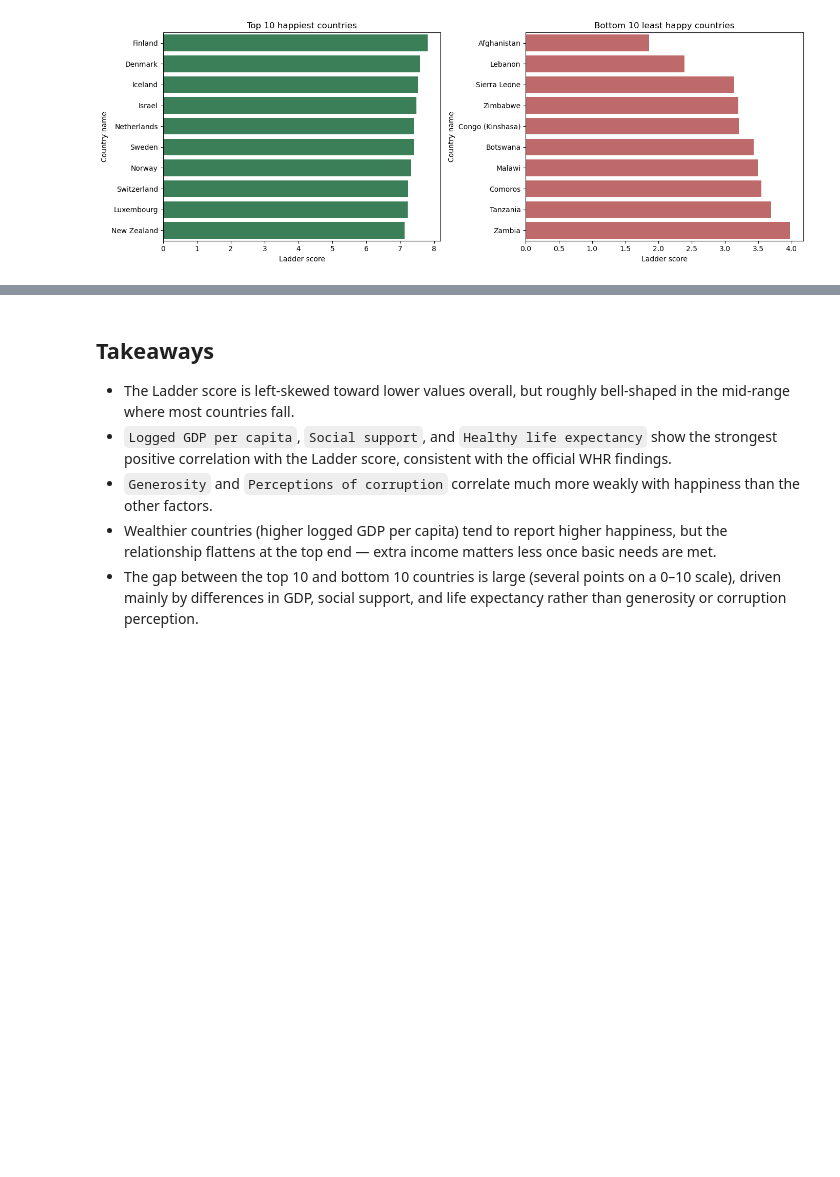
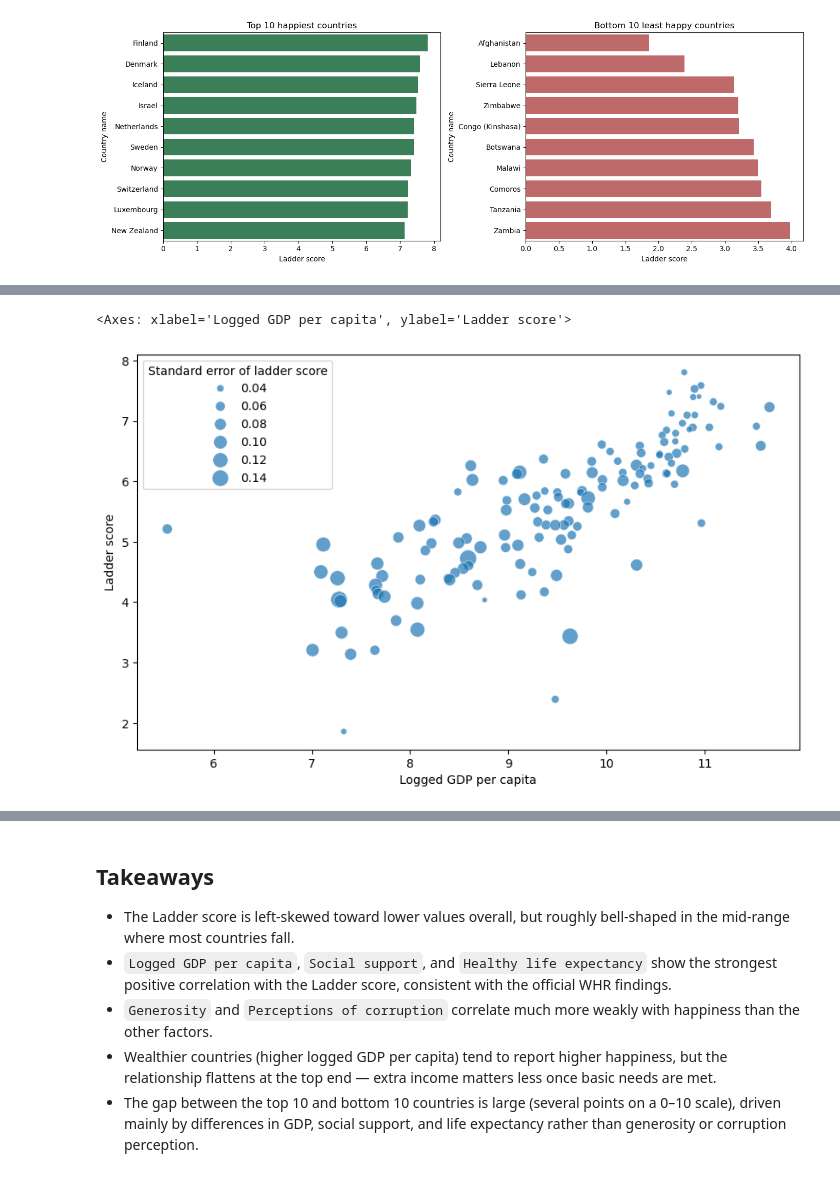
Before and after one commit to kaleb-asefa/EDA-and-regression, a Jupyter notebook: main.ipynb, the cells around one changed output, grey strips where cells are left out. Cells and saved outputs as stored; diff of their text form; code cells hidden in the pictures; blank space fills up the shorter version.

```diff
--- a/main.ipynb
+++ b/main.ipynb
@@ -166,0 +183,6 @@ plt.show()
+# %%
+plt.figure(figsize=(10, 6))
+sns.scatterplot(data=data, x="Logged GDP per capita", y="Ladder score", size='Standard error of ladder score', alpha=0.7, sizes=(20, 200))
+# %% [output]
+<Axes: xlabel='Logged GDP per capita', ylabel='Ladder score'>
+[figure, added]
```
Also changed, not shown: parts of 2 cells of this notebook.
